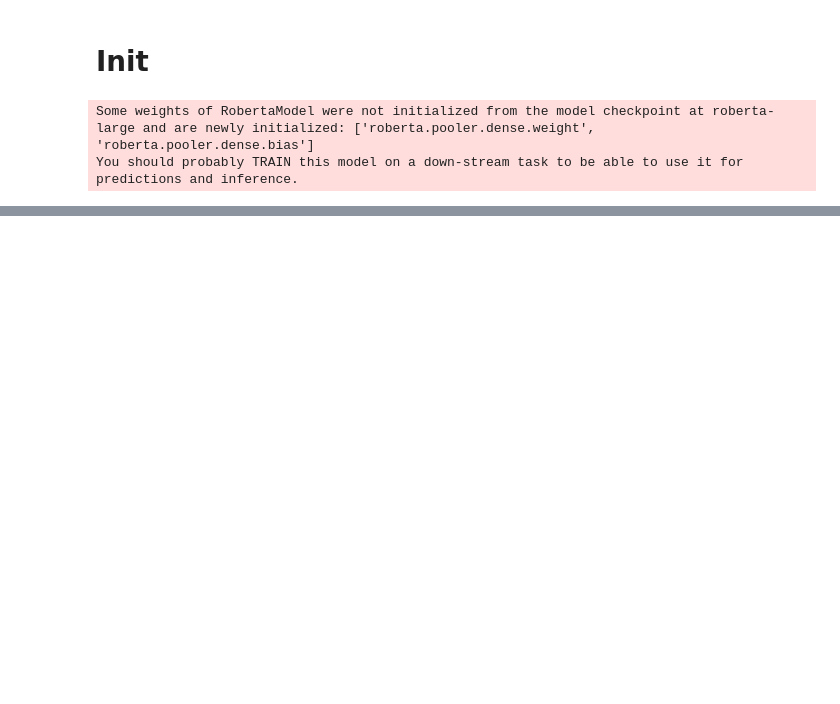
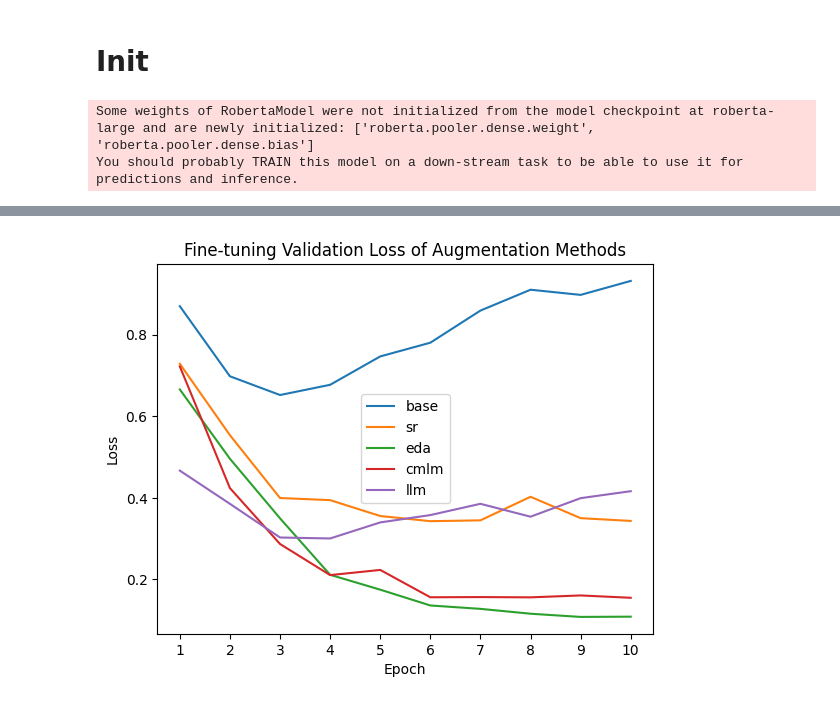
Before and after one commit to linv24/da-stance-detection, a Jupyter notebook: eval.ipynb, the cells around one changed output, grey strips where cells are left out. Saved outputs shown, nothing was run; the diff lists cells and outputs as text; code cells hidden in the pictures; blank space fills up the shorter version.

```diff
--- a/eval.ipynb
+++ b/eval.ipynb
@@ -78,0 +331,12 @@ for i in range(0, sr_df.shape[0], 3):
+# %%
+for model in model_names:
+    plt.plot(range(1, 11), val_losses[model], label=model)
+
+plt.title('Fine-tuning Validation Loss of Augmentation Methods')
+plt.xlabel('Epoch')
+plt.ylabel('Loss')
+plt.xticks(range(1,11))
+plt.legend()
+plt.show()
+# %% [output]
+[figure, added]
```
Also changed, not shown: parts of 26 cells of this notebook, 7 other files.
